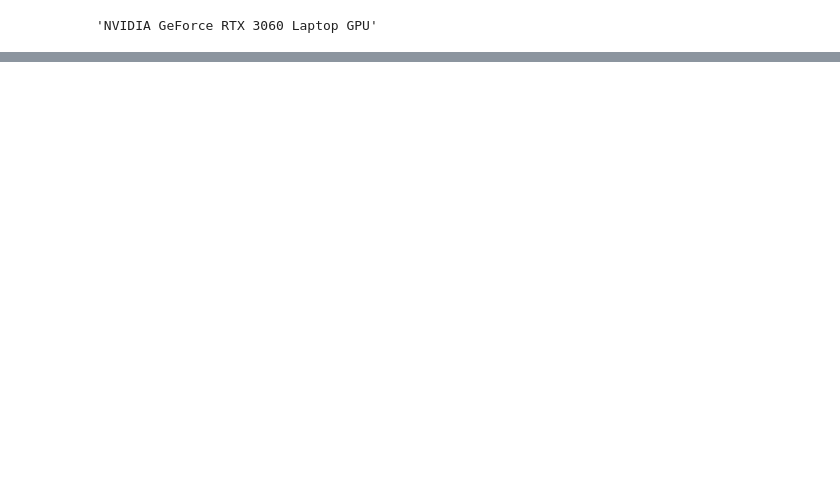
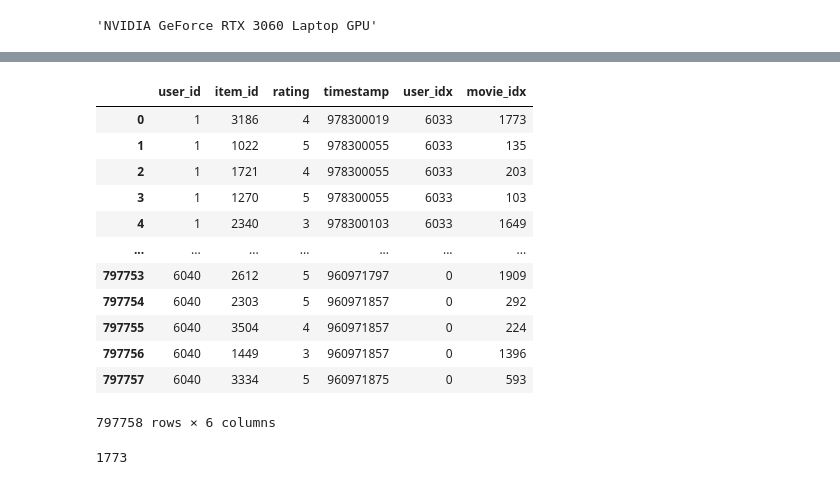
Before and after one commit to BerlinTheWall/LLM-based-Recommendation-system, a Jupyter notebook: TT_no_history_modified.ipynb, the cells around one changed output, grey strips where cells are left out. Saved outputs shown, nothing was run; the diff lists cells and outputs as text; code cells hidden in the pictures; blank space fills up the shorter version.

```diff
--- a/TT_no_history_modified.ipynb
+++ b/TT_no_history_modified.ipynb
@@ -58,3 +100,23 @@ val_labels = torch.FloatTensor(val_ratings['rating'].values).to(device)
+# %%
+train_ratings
+# %% [output]
+|  | user_id | item_id | rating | timestamp | user_idx | movie_idx |
+| 0 | 1 | 3186 | 4 | 978300019 | 6033 | 1773 |
+| 1 | 1 | 1022 | 5 | 978300055 | 6033 | 135 |
+| 2 | 1 | 1721 | 4 | 978300055 | 6033 | 203 |
+| 3 | 1 | 1270 | 5 | 978300055 | 6033 | 103 |
+| 4 | 1 | 2340 | 3 | 978300103 | 6033 | 1649 |
+| ... | ... | ... | ... | ... | ... | ... |
+| 797753 | 6040 | 2612 | 5 | 960971797 | 0 | 1909 |
+| 797754 | 6040 | 2303 | 5 | 960971857 | 0 | 292 |
+| 797755 | 6040 | 3504 | 4 | 960971857 | 0 | 224 |
+| 797756 | 6040 | 1449 | 3 | 960971857 | 0 | 1396 |
+| 797757 | 6040 | 3334 | 5 | 960971875 | 0 | 593 |
+797758 rows × 6 columns
+# %%
+train_item_indices[0].item()
+# %% [output]
+1773
 # %%
 item_texts[train_item_indices[0].item()]
 # %% [output]
```
Also changed, not shown: parts of 33 cells of this notebook, 14 other files.
